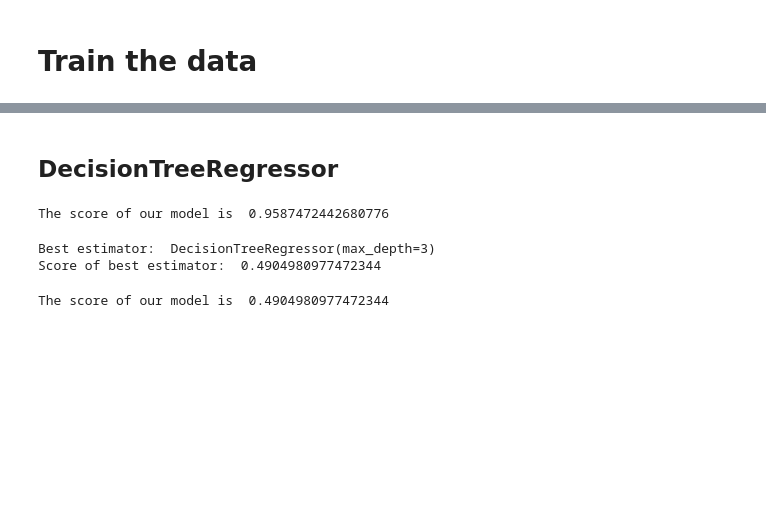
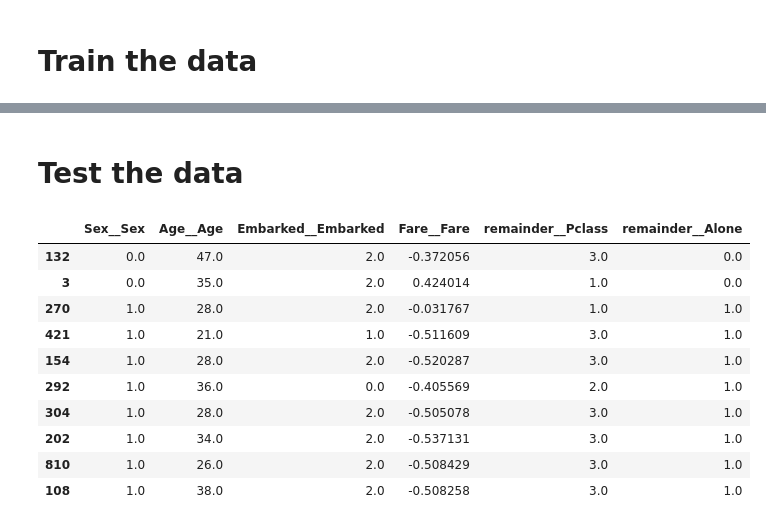
Before and after one commit to danielh1307/kaggle-titanic, a Jupyter notebook: titanic-kaggle-pipeline.ipynb, the cells around one changed output, grey strips where cells are left out. Drawn from its saved outputs; the diff is of its cells as text; code cells hidden in the pictures; blank space fills up the shorter version.

```diff
--- a/titanic-kaggle-pipeline.ipynb
+++ b/titanic-kaggle-pipeline.ipynb
@@ -32,0 +54,12 @@ titanic = drop_columns(titanic)
+# %%
+def sex_pipeline():
+    # we are going to use an OrdinalEncoder to make numerical data of the sex
+    return Pipeline([
+        ("encode", OrdinalEncoder())
+    ])
+# %%
+def age_pipeline():
+    # since there are lots of null values we are going to impute them
+    return Pipeline([
+        ("impute", SimpleImputer(strategy="median"))
+    ])
@@ -32,0 +78,14 @@ titanic = drop_columns(titanic)
+# %%
+def embarked_pipeline():
+    # we impute the null values with the most frequent and afterward encode it
+    return  Pipeline([
+        ("impute", SimpleImputer(strategy="most_frequent")),
+        ("encode", OrdinalEncoder())
+    ])
+# %%
+def fare_pipeline():
+    # we impute the null values with the median
+    return Pipeline([
+        ("impute", SimpleImputer(strategy="median")),
+        ("scale", StandardScaler())
+    ])
@@ -169,31 +158,22 @@ The score of our model is  0.3063475665748392
-# %% [markdown]
-## DecisionTreeRegressor
-# %%
-dtr = DecisionTreeRegressor()
-dtr.fit(X, y)
-print("The score of our model is ", dtr.score(X, y))
-# %% [output]
-The score of our model is  0.9587472442680776
-# %%
-search_space = {
-    'max_depth': [None, 1,2,3],
-    'splitter': ["best", "random"],
-    'min_samples_split': [2,3,4]
-}   # these are possibilities how the DecisionTreeRegressor can be configured
-grid = GridSearchCV(estimator=DecisionTreeRegressor(),
-                    param_grid=search_space,
-                    return_train_score=True,
-                    )
-grid.fit(X, y)
-results = grid.cv_results_
-results = pd.DataFrame(results)
-print("Best estimator: ", grid.best_estimator_)
-print("Score of best estimator: ", grid.best_estimator_.score(X, y))
-# %% [output]
-Best estimator:  DecisionTreeRegressor(max_depth=3)
-Score of best estimator:  0.4904980977472344
-# %%
-best_model = grid.best_estimator_
-print("The score of our model is ", best_model.score(X, y))
-# %% [output]
-The score of our model is  0.4904980977472344
+# %% [markdown]
+# Test the data
+# %%
+# preprocess the test data
+X_test = preprocess_feature(X_test)
+
+# apply the pipeline
+X_test = apply_pipeline(X_test, preprocessing_pipeline)
+
+X_test.head(10)
+# %% [output]
+|  | Sex__Sex | Age__Age | Embarked__Embarked | Fare__Fare | remainder__Pclass | remainder__Alone |
+| 132 | 0.0 | 47.0 | 2.0 | -0.372056 | 3.0 | 0.0 |
+| 3 | 0.0 | 35.0 | 2.0 | 0.424014 | 1.0 | 0.0 |
+| 270 | 1.0 | 28.0 | 2.0 | -0.031767 | 1.0 | 1.0 |
+| 421 | 1.0 | 21.0 | 1.0 | -0.511609 | 3.0 | 1.0 |
+| 154 | 1.0 | 28.0 | 2.0 | -0.520287 | 3.0 | 1.0 |
+| 292 | 1.0 | 36.0 | 0.0 | -0.405569 | 2.0 | 1.0 |
+| 304 | 1.0 | 28.0 | 2.0 | -0.505078 | 3.0 | 1.0 |
+| 202 | 1.0 | 34.0 | 2.0 | -0.537131 | 3.0 | 1.0 |
+| 810 | 1.0 | 26.0 | 2.0 | -0.508429 | 3.0 | 1.0 |
+| 108 | 1.0 | 38.0 | 2.0 | -0.508258 | 3.0 | 1.0 |
```
Also changed, not shown: parts of 41 cells of this notebook.
